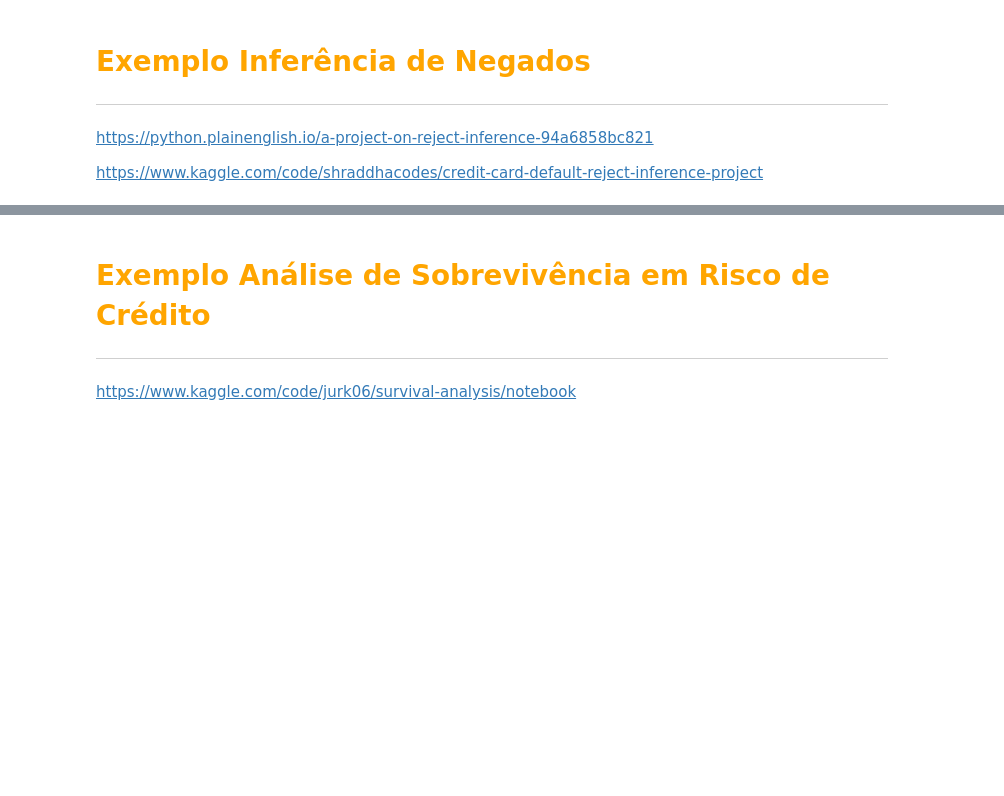
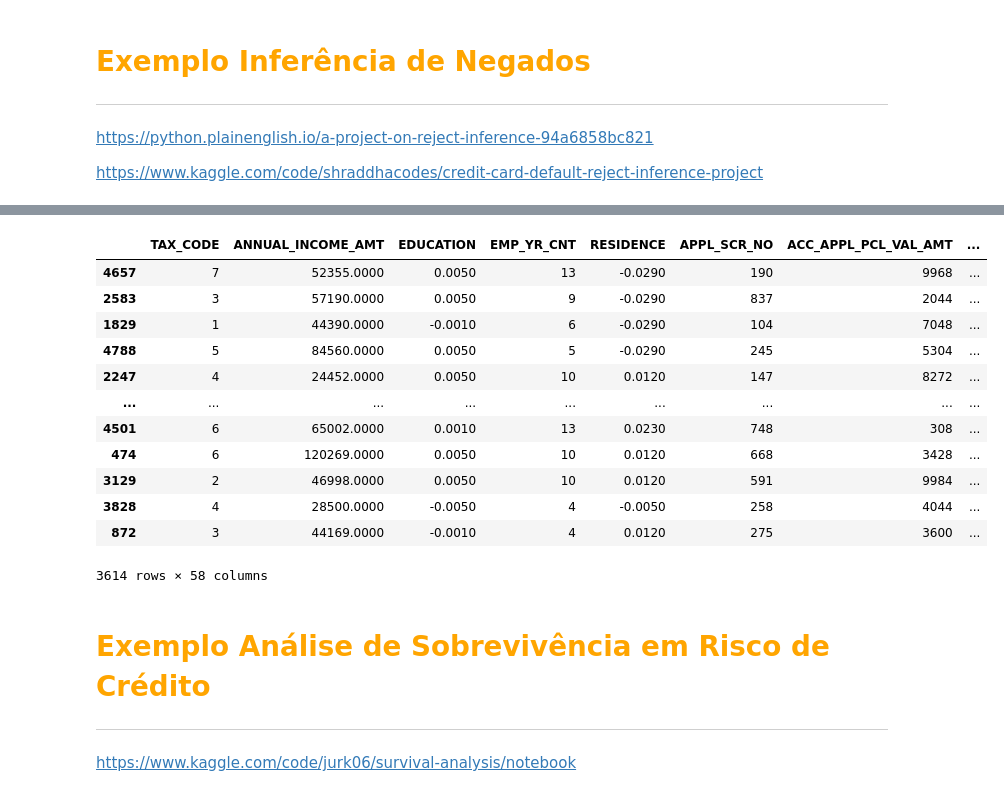
Before and after one commit to leonardovargas10/Pesquisa_Aplicada_Modelagem, a Jupyter notebook: Risco_de_Credito/Modelagem_Credito.ipynb, the cells around one changed output, grey strips where cells are left out. Drawn from its saved outputs; the diff is of its cells as text; code cells hidden in the pictures; blank space fills up the shorter version.

```diff
--- a/Risco_de_Credito/Modelagem_Credito.ipynb
+++ b/Risco_de_Credito/Modelagem_Credito.ipynb
@@ -465,0 +538,29 @@ display(association_table)
+# %%
+df_approved_train, df_approved_test = train_test_split(df_full.loc[df_full['FLAG_ACCEPTED'] == 1],test_size=0.3,random_state=42)
+
+X_train=df_approved_train.drop(['FLAG_ACCEPTED', 'TGT_VAR'],axis=1)
+Y_train=df_approved_train['TGT_VAR']
+X_test=df_approved_test.drop(['FLAG_ACCEPTED', 'TGT_VAR'],axis=1)
+Y_test=df_approved_test['TGT_VAR']
+# %%
+woe_mappings = {}
+
+num_features = ['TAX_CODE', 'ANNUAL_INCOME_AMT', 'EMP_YR_CNT',
+        'APPL_SCR_NO', 'ACC_APPL_PCL_VAL_AMT',
+        'APPL_PCL_TYP_CD', 'APPL_PA_HHD_INC_AMT', 'APPL_PA_LQD_AST_AMT',
+        'APPL_PA_REST_AMT', 'APPL_PA_AST_OTH_AMT', 'APPL_PA_LBL_REST_AMT',
+        'APPL_APPT_MAX_AGE_NO', 'APPL_APPT_MAX_LBL_AMT',
+        'APPL_PA_BUR1_BNKP_CNT', 'APPL_PA_BUR2_BNKP_CNT',
+        'APPL_PA_BUR1_CURR_LMT_AMT']
+
+cat_features=['EDUCATION', 'RESIDENCE', 'APPL_PA_LEG_JUDG_FLG', 'APPL_PA_BNKR_STS_CD', 'APPL_PA_MNTS_FLG']
+
+for feature in num_features:
+    woe_table = optimal_binning_woe(df_approved_train, feature, 'TGT_VAR', modo='treino', n_bins=5)
+    display(woe_table)
+    woe_mappings[feature] = dict(zip(woe_table['bin'], woe_table['woe']))
+
+for feature in cat_features:
+    woe_table_cat = optimal_binning_woe(df_approved_train, feature, 'TGT_VAR', modo='treino', categorical_features=[feature])
+    display(woe_table_cat)
+    woe_mappings[feature] = dict(zip(woe_table_cat[feature], woe_table_cat['woe']))
@@ -466,3 +607,32 @@ display(association_table)
+# %%
+for feature in num_features:
+    bins = list(woe_mappings[feature].keys())
+    woe_values = list(woe_mappings[feature].values())
+    # Aplica np.select para cada linha
+    conditions = [(X_train[feature].between(b.left, b.right, inclusive="left")) for b in bins]
+    X_train[feature + '_woe'] = np.select(conditions, woe_values, default=np.nan)
+    conditions = [(X_test[feature].between(b.left, b.right, inclusive="left")) for b in bins]
+    X_test[feature + '_woe'] = np.select(conditions, woe_values, default=np.nan)
+
+for feature in cat_features:
+    X_train[feature + '_woe'] = X_train[feature].map(woe_mappings[feature])
+    X_test[feature + '_woe'] = X_test[feature].map(woe_mappings[feature])
+# %%
+X_train
+# %% [output]
+|  | TAX_CODE | ANNUAL_INCOME_AMT | EDUCATION | EMP_YR_CNT | RESIDENCE | APPL_SCR_NO | ACC_APPL_PCL_VAL_AMT | ... |
+| 4657 | 7 | 52355.0000 | 0.0050 | 13 | -0.0290 | 190 | 9968 | ... |
+| 2583 | 3 | 57190.0000 | 0.0050 | 9 | -0.0290 | 837 | 2044 | ... |
+| 1829 | 1 | 44390.0000 | -0.0010 | 6 | -0.0290 | 104 | 7048 | ... |
+| 4788 | 5 | 84560.0000 | 0.0050 | 5 | -0.0290 | 245 | 5304 | ... |
+| 2247 | 4 | 24452.0000 | 0.0050 | 10 | 0.0120 | 147 | 8272 | ... |
+| ... | ... | ... | ... | ... | ... | ... | ... | ... |
+| 4501 | 6 | 65002.0000 | 0.0010 | 13 | 0.0230 | 748 | 308 | ... |
+| 474 | 6 | 120269.0000 | 0.0050 | 10 | 0.0120 | 668 | 3428 | ... |
+| 3129 | 2 | 46998.0000 | 0.0050 | 10 | 0.0120 | 591 | 9984 | ... |
+| 3828 | 4 | 28500.0000 | -0.0050 | 4 | -0.0050 | 258 | 4044 | ... |
+| 872 | 3 | 44169.0000 | -0.0010 | 4 | 0.0120 | 275 | 3600 | ... |
+3614 rows × 58 columns
 # %% [markdown]
 # <font color='orange' style='font-size: 40px;'> Exemplo Análise de Sobrevivência em Risco de Crédito </font>
 <hr style='border: 2px solid orange;'>
```
Also changed, not shown: parts of 12 cells of this notebook, 1 other file.
